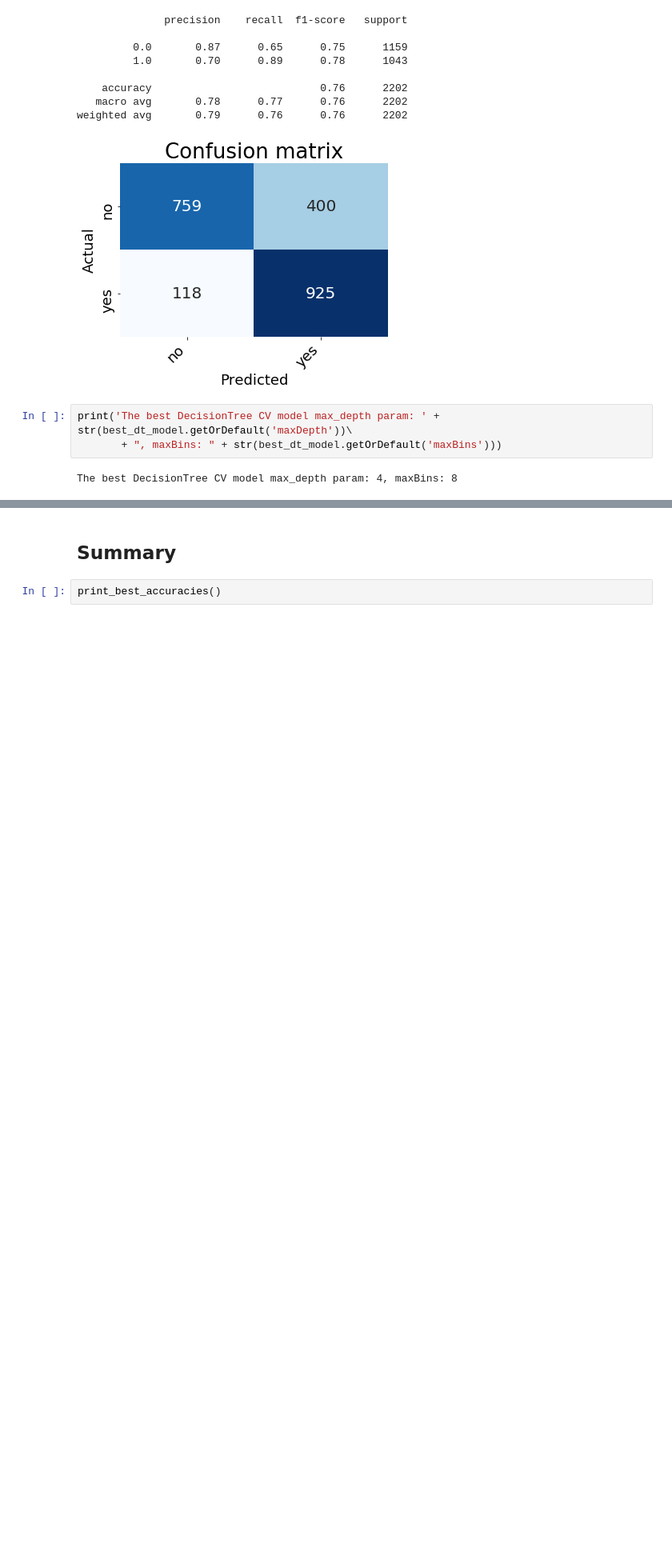
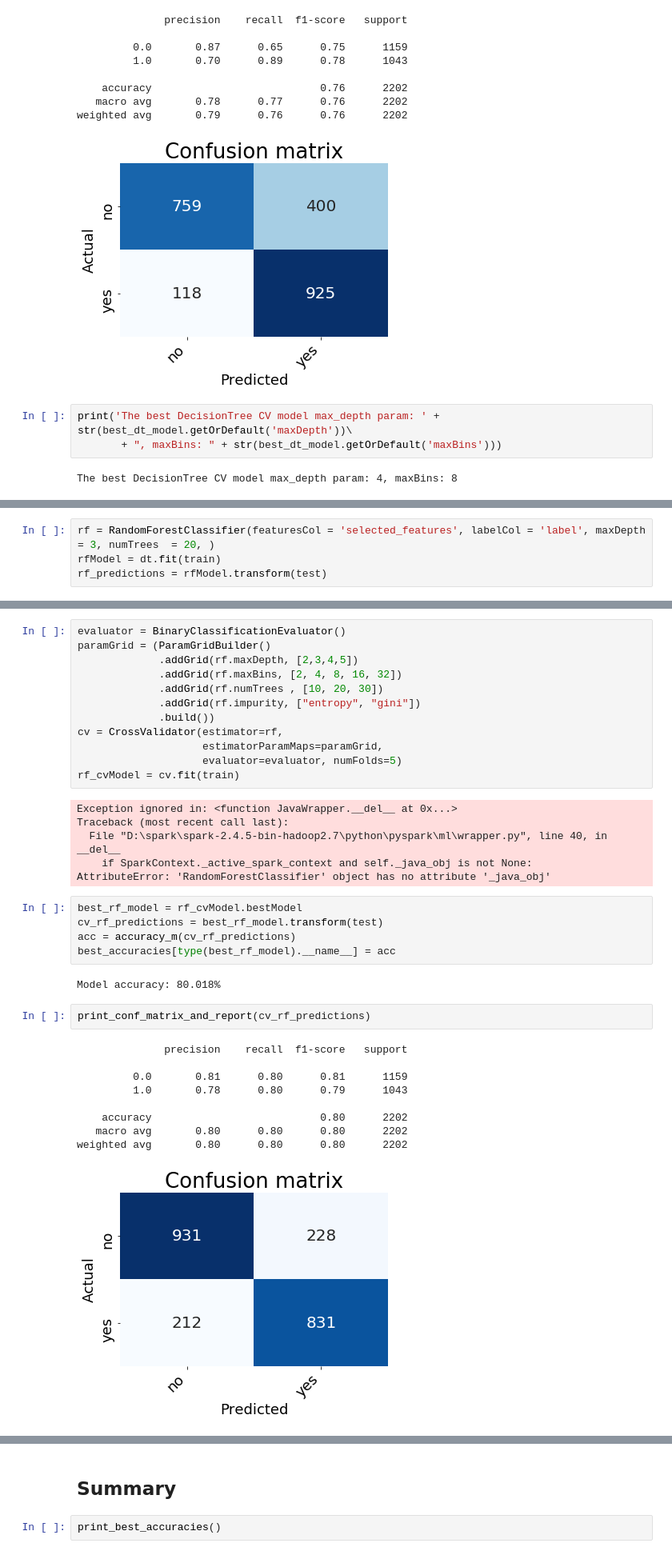
Before and after one commit to wojtek11530/Introduction-to-Big-Data-Analytics, a Jupyter notebook: list_5/BD_list5.ipynb, the cells around one changed output, grey strips where cells are left out. Shown at 80% size. Drawn from its saved outputs; the diff is of its cells as text; blank space fills up the shorter version.

Commit message:
add random forest classifier

```diff
--- a/list_5/BD_list5.ipynb
+++ b/list_5/BD_list5.ipynb
@@ -457,0 +460,4 @@ The best DecisionTree CV model max_depth param: 4, maxBins: 8
+# %%
+rf = RandomForestClassifier(featuresCol = 'selected_features', labelCol = 'label', maxDepth = 3, numTrees  = 20, )
+rfModel = dt.fit(train)
+rf_predictions = rfModel.transform(test)
@@ -457,0 +499,37 @@ The best DecisionTree CV model max_depth param: 4, maxBins: 8
+# %%
+evaluator = BinaryClassificationEvaluator()
+paramGrid = (ParamGridBuilder()
+             .addGrid(rf.maxDepth, [2,3,4,5])
+             .addGrid(rf.maxBins, [2, 4, 8, 16, 32])
+             .addGrid(rf.numTrees , [10, 20, 30])
+             .addGrid(rf.impurity, ["entropy", "gini"])
+             .build())
+cv = CrossValidator(estimator=rf,
+                    estimatorParamMaps=paramGrid,
+                    evaluator=evaluator, numFolds=5)
+rf_cvModel = cv.fit(train)
+# %% [output]
+Exception ignored in: <function JavaWrapper.__del__ at 0x...>
+Traceback (most recent call last):
+  File "D:\spark\spark-2.4.5-bin-hadoop2.7\python\pyspark\ml\wrapper.py", line 40, in __del__
+    if SparkContext._active_spark_context and self._java_obj is not None:
+AttributeError: 'RandomForestClassifier' object has no attribute '_java_obj'
+# %%
+best_rf_model = rf_cvModel.bestModel
+cv_rf_predictions = best_rf_model.transform(test)
+acc = accuracy_m(cv_rf_predictions)
+best_accuracies[type(best_rf_model).__name__] = acc
+# %% [output]
+Model accuracy: 80.018%
+# %%
+print_conf_matrix_and_report(cv_rf_predictions)
+# %% [output]
+              precision    recall  f1-score   support
+
+         0.0       0.81      0.80      0.81      1159
+         1.0       0.78      0.80      0.79      1043
+
+    accuracy                           0.80      2202
+   macro avg       0.80      0.80      0.80      2202
+weighted avg       0.80      0.80      0.80      2202
+[figure, added]
```
Also changed, not shown: parts of 6 cells of this notebook.
